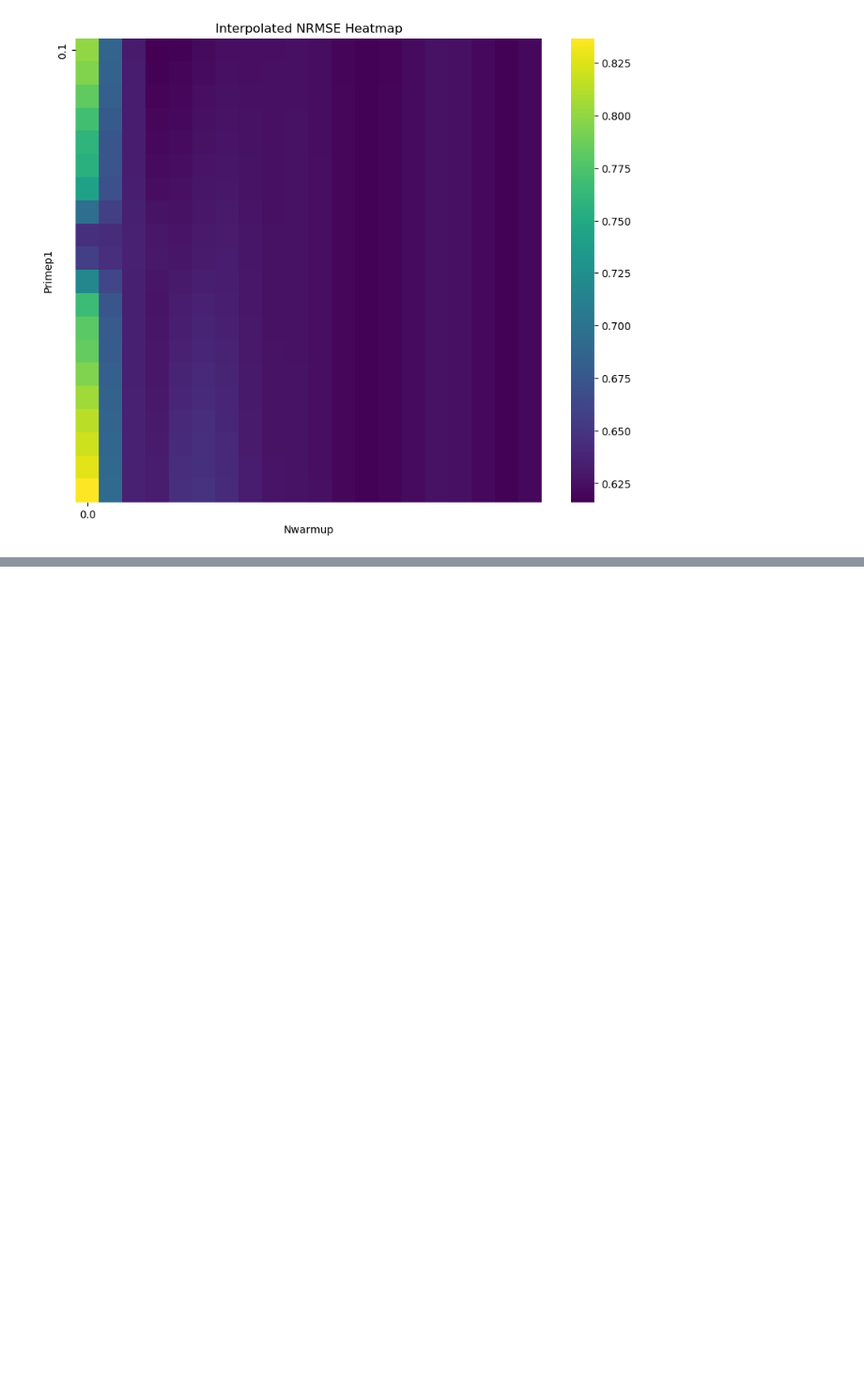
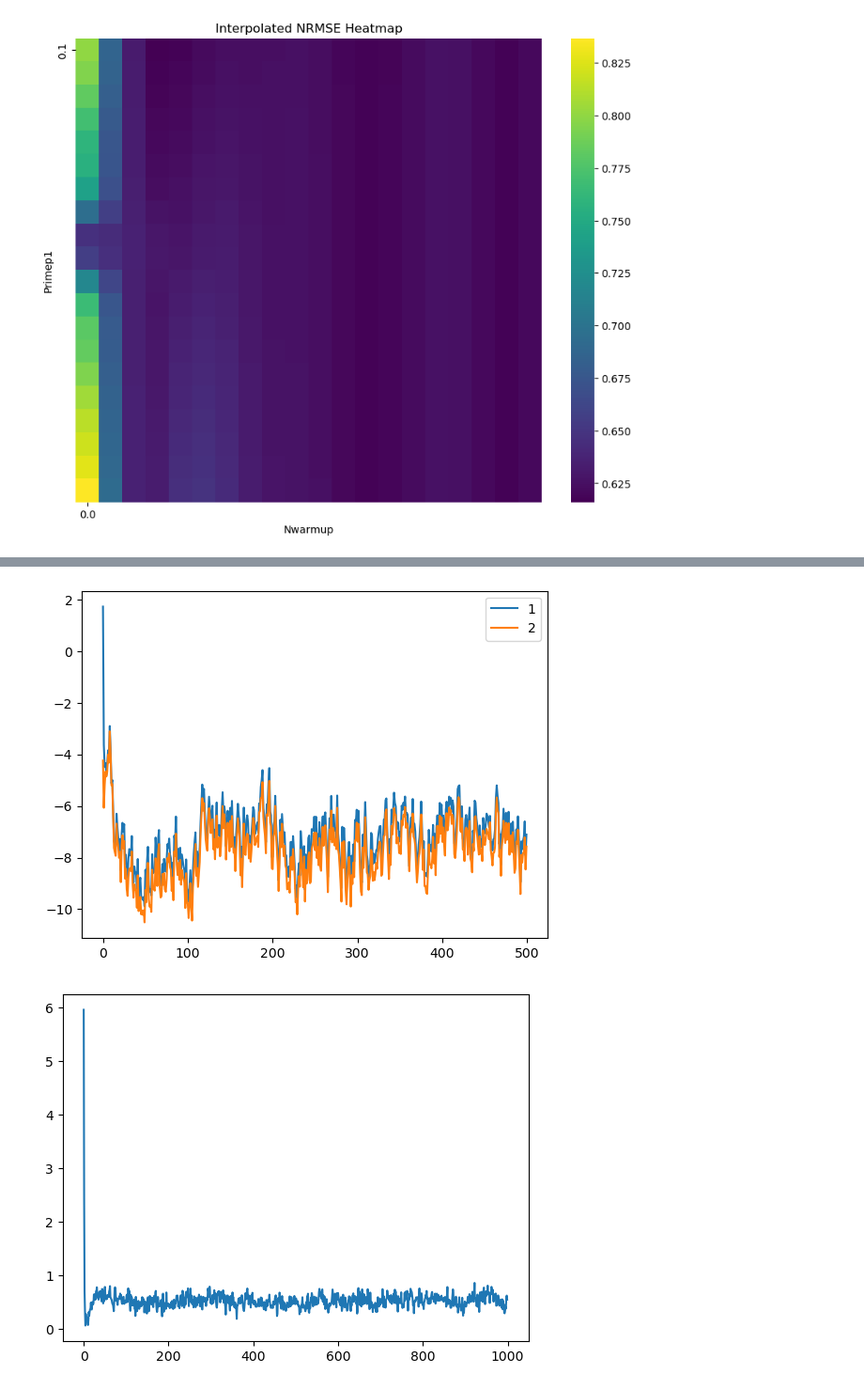
Before and after one commit to spintronic-computing-group/spnc, a Jupyter notebook: warmup.ipynb, the cells around one changed output, grey strips where cells are left out. Shown at 94% size. Saved outputs shown, nothing was run; the diff lists cells and outputs as text; code cells hidden in the pictures; blank space fills up the shorter version.

```diff
--- a/warmup.ipynb
+++ b/warmup.ipynb
@@ -466,0 +617,14 @@ plt.show()
+# %%
+plt.figure()
+plt.plot(y_pred_1[:500],label='1')
+plt.plot(y_pred_2[:500],label='2')
+plt.legend()
+plt.show()
+
+dif = y_pred_1-y_pred_2
+plt.figure()
+plt.plot(dif[:1000])
+plt.show()
+# %% [output]
+[figure, added]
+[figure, added]
```
Also changed, not shown: parts of 44 cells of this notebook.
